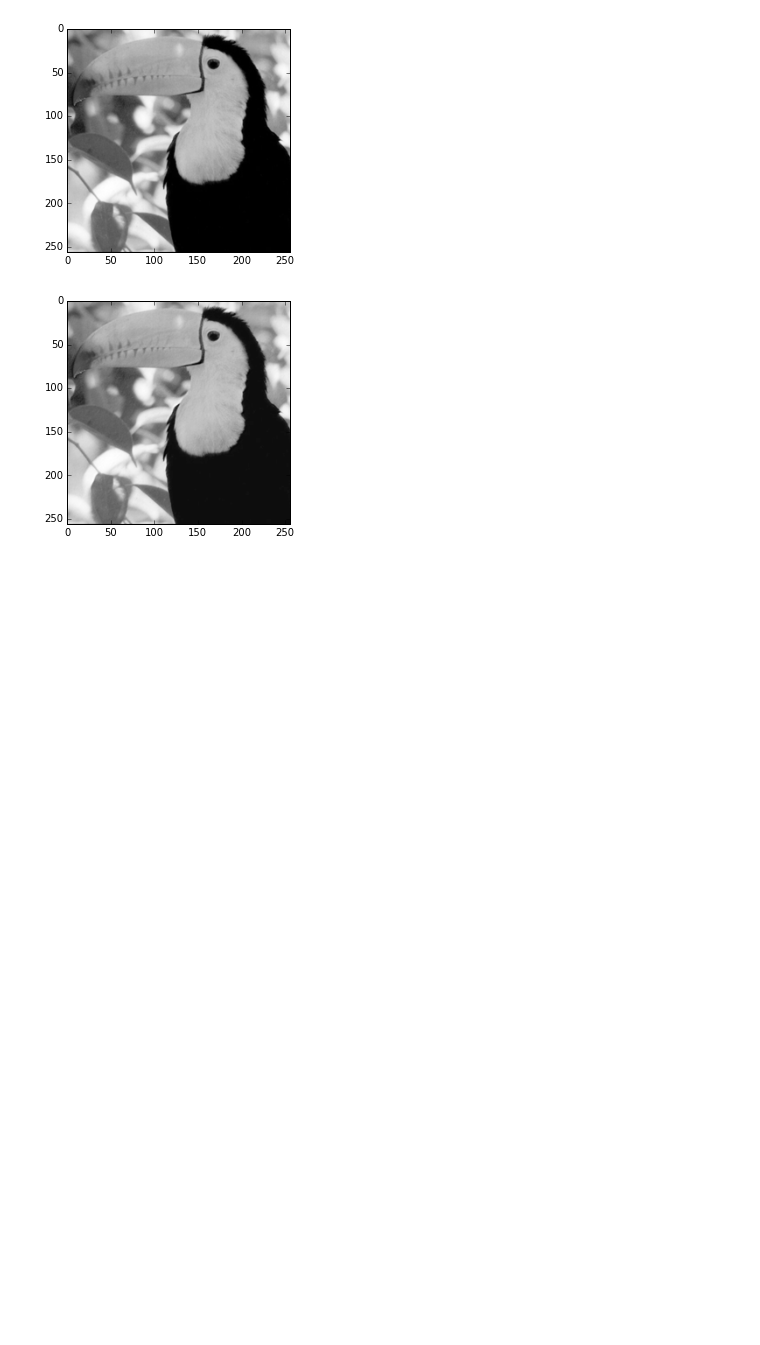
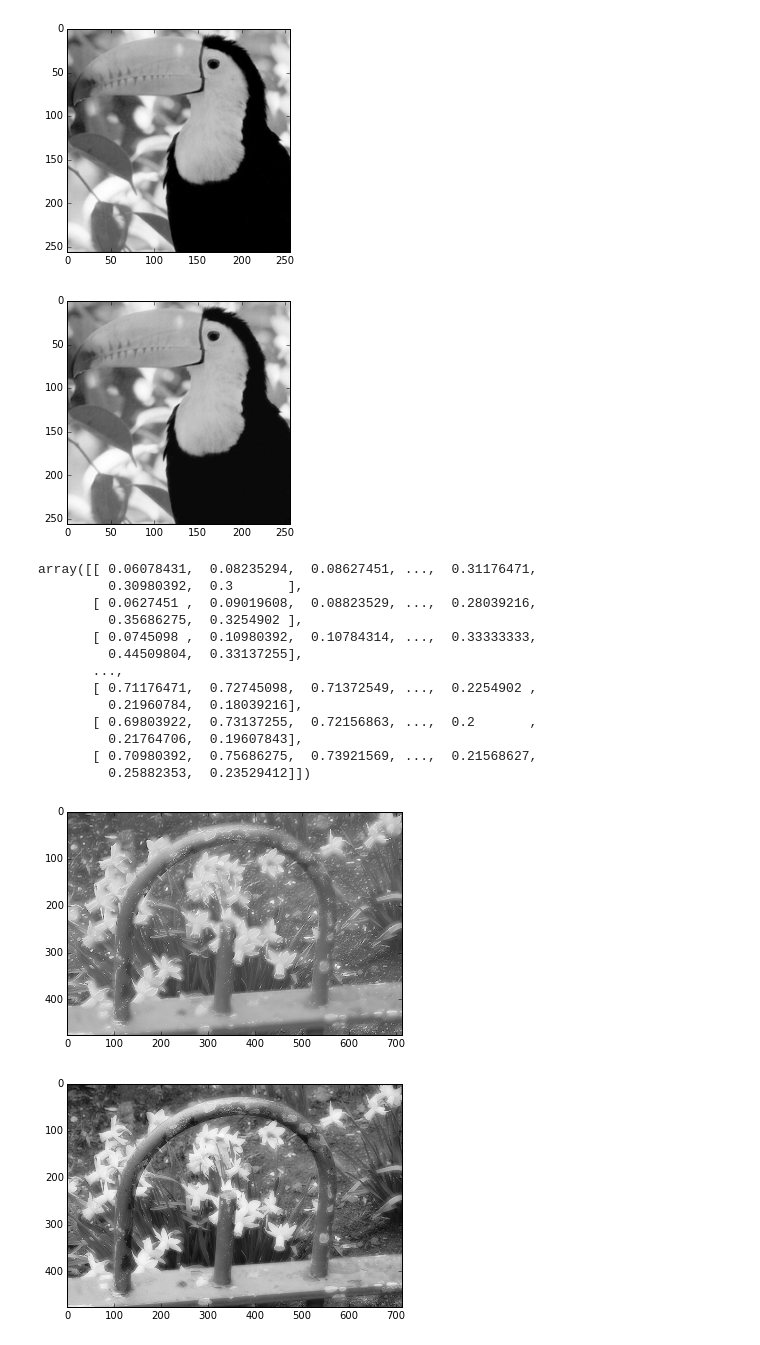
Before and after one commit to NCEghtebas/ComputerVisionCT, a Jupyter notebook: HW2/Q1.ipynb, the cells around one changed output. Drawn from its saved outputs; the diff is of its cells as text; code cells hidden in the pictures; blank space fills up the shorter version.

```diff
--- a/HW2/Q1.ipynb
+++ b/HW2/Q1.ipynb
@@ -149,8 +151,8 @@ image=np.asarray(Image.open("Images/Q1/toucan.tif"),dtype=np.float64)/255.0
 # p.show_l()
 
 laplacian=p.l_data
-# new_image=pyramid.reconstruct(laplacian)
-new_image=collapse(laplacian)
+new_image=pyramid.reconstruct(laplacian)
+# new_image=collapse(laplacian)
 plt.figure()
 plt.imshow(image,cmap="Greys_r")
 # new_image=new_image/np.max(new_image)
@@ -189,0 +254,71 @@ plt.imshow(new_image,cmap="Greys_r")
+# %%
+def experiment(plot=True):
+    #what happens if we just try to apply the fusing to the images straight up?
+    focus1=np.asarray(Image.open("Images/Q1/focus1.tif"),dtype=np.float64)/255.0
+    focus2=np.asarray(Image.open("Images/Q1/focus2.tif"),dtype=np.float64)/255.0
+    fused=fuse_top(focus1,focus2)
+
+    if plot:
+        plt.figure()
+        plt.imshow(focus1,cmap="Greys_r")
+        plt.figure()
+        plt.imshow(focus2,cmap="Greys_r")
+        plt.figure()
+        plt.imshow(fused,cmap="Greys_r")
+    return fused
+
+def experiment2(plot=True):
+    #Is this overly complex? What if we just average?
+    focus1=np.asarray(Image.open("Images/Q1/focus1.tif"),dtype=np.float64)/255.0
+    focus2=np.asarray(Image.open("Images/Q1/focus2.tif"),dtype=np.float64)/255.0
+    fused=(focus1+focus2)/2.0
+    if plot:
+#         plt.figure()
+#         plt.imshow(focus1,cmap="Greys_r")
+#         plt.figure()
+#         plt.imshow(focus2,cmap="Greys_r")
+        plt.figure()
+        plt.imshow(fused,cmap="Greys_r")
+    return fused
+
+def right_way(plot=True):
+
+    pf1=pyramid("Images/Q1/focus1.tif")
+    pf2=pyramid("Images/Q1/focus2.tif")
+    l1=pf1.l_data
+    l2=pf2.l_data
+
+    #add the gaussian back on at the end.
+    fused=fuse_pyramid(l1,l2)
+#     fused.append(pf1.l_data[-1])
+    new_image=collapse(fused)
+
+    if plot:
+        focus1=np.asarray(Image.open("Images/Q1/focus1.tif"),dtype=np.float64)/255.0
+        focus2=np.asarray(Image.open("Images/Q1/focus2.tif"),dtype=np.float64)/255.0
+#         plt.figure()
+#         plt.imshow(focus1,cmap="Greys_r")
+#         plt.figure()
+#         plt.imshow(focus2,cmap="Greys_r")
+        plt.figure()
+        plt.imshow(new_image,cmap="Greys_r")
+    return new_image
+
+right_way()
+experiment2()
+# %% [output]
+array([[ 0.06078431,  0.08235294,  0.08627451, ...,  0.31176471,
+         0.30980392,  0.3       ],
+       [ 0.0627451 ,  0.09019608,  0.08823529, ...,  0.28039216,
+         0.35686275,  0.3254902 ],
+       [ 0.0745098 ,  0.10980392,  0.10784314, ...,  0.33333333,
+         0.44509804,  0.33137255],
+       ...,
+       [ 0.71176471,  0.72745098,  0.71372549, ...,  0.2254902 ,
+         0.21960784,  0.18039216],
+       [ 0.69803922,  0.73137255,  0.72156863, ...,  0.2       ,
+         0.21764706,  0.19607843],
+       [ 0.70980392,  0.75686275,  0.73921569, ...,  0.21568627,
+         0.25882353,  0.23529412]])
+[figure, added]
+[figure, added]
```
Also changed, not shown: parts of 3 cells of this notebook.
